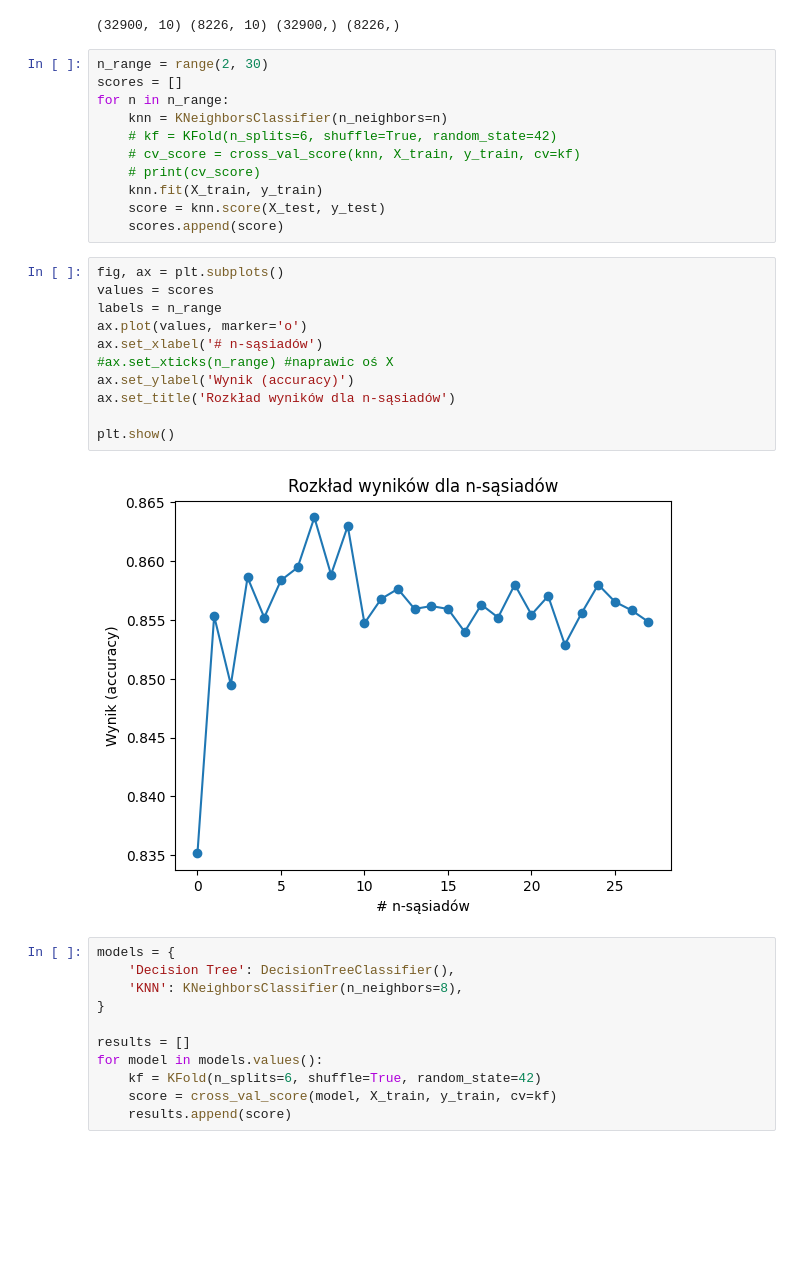
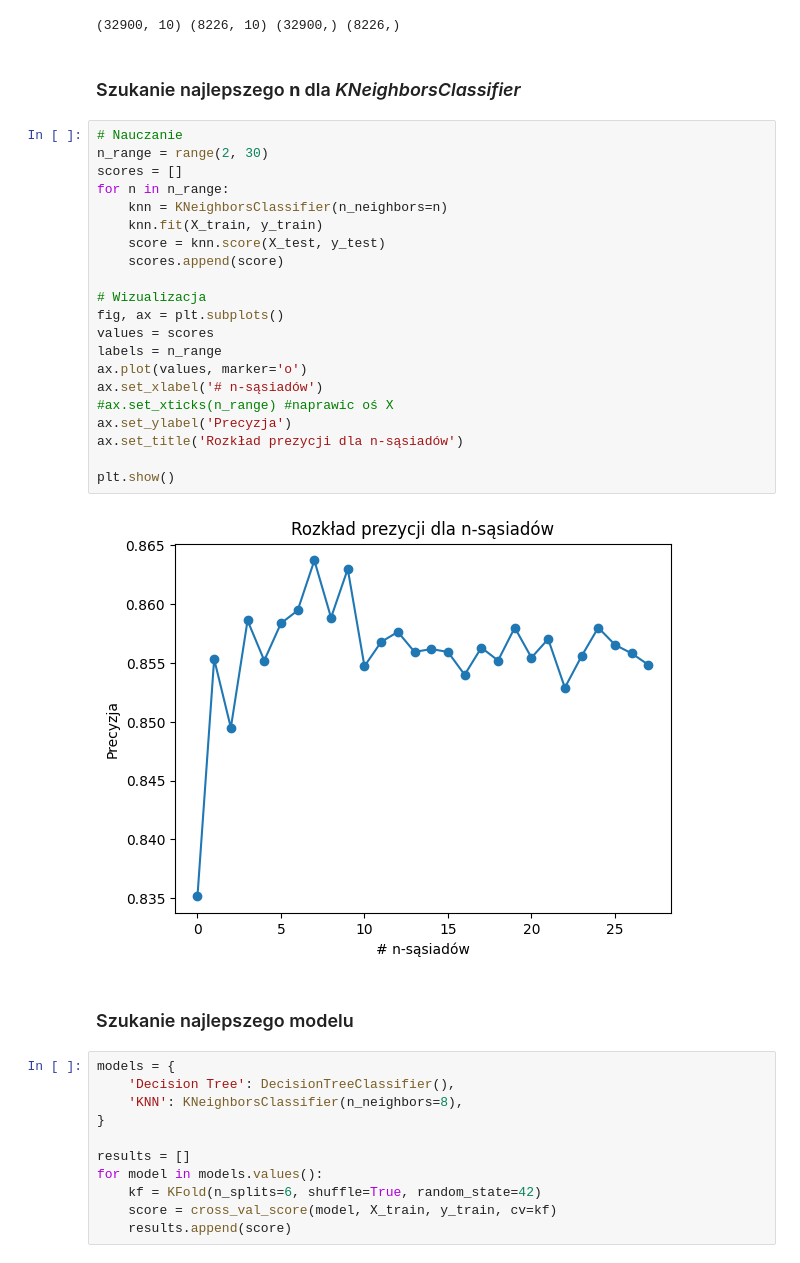
Before and after one commit to pgarwol/PhishingEmailDetection, a Jupyter notebook: learning.ipynb, the cells around one changed output. Saved outputs shown, nothing was run; the diff lists cells and outputs as text; blank space fills up the shorter version.

```diff
--- a/learning.ipynb
+++ b/learning.ipynb
@@ -45,30 +102,33 @@ X_train, X_test, y_train, y_test = train_test_split(X, y, test_size=0.2, random_
 print(X_train.shape, X_test.shape, y_train.shape, y_test.shape)
 # %% [output]
 (32900, 10) (8226, 10) (32900,) (8226,)
+# %% [markdown]
+### Szukanie najlepszego <b> n </b> dla <i>KNeighborsClassifier</i>
 # %%
+# Nauczanie
 n_range = range(2, 30)
 scores = []
 for n in n_range:
     knn = KNeighborsClassifier(n_neighbors=n)
-    # kf = KFold(n_splits=6, shuffle=True, random_state=42)
-    # cv_score = cross_val_score(knn, X_train, y_train, cv=kf)
-    # print(cv_score)
     knn.fit(X_train, y_train)
     score = knn.score(X_test, y_test)
     scores.append(score)
+
+# Wizualizacja
+fig, ax = plt.subplots()
+values = scores
+labels = n_range
+ax.plot(values, marker='o')
+ax.set_xlabel('# n-sąsiadów')
+#ax.set_xticks(n_range) #naprawic oś X
+ax.set_ylabel('Precyzja')
+ax.set_title('Rozkład prezycji dla n-sąsiadów')
+
+plt.show()
+# %% [output]
+[figure, added]
-# %%
-fig, ax = plt.subplots()
-values = scores
-labels = n_range
-ax.plot(values, marker='o')
-ax.set_xlabel('# n-sąsiadów')
-#ax.set_xticks(n_range) #naprawic oś X
-ax.set_ylabel('Wynik (accuracy)')
-ax.set_title('Rozkład wyników dla n-sąsiadów')
-
-plt.show()
-# %% [output]
-[figure, removed]
+# %% [markdown]
+### Szukanie najlepszego modelu
 # %%
 models = {
     'Decision Tree': DecisionTreeClassifier(),
```
Also changed, not shown: parts of 12 cells of this notebook.
